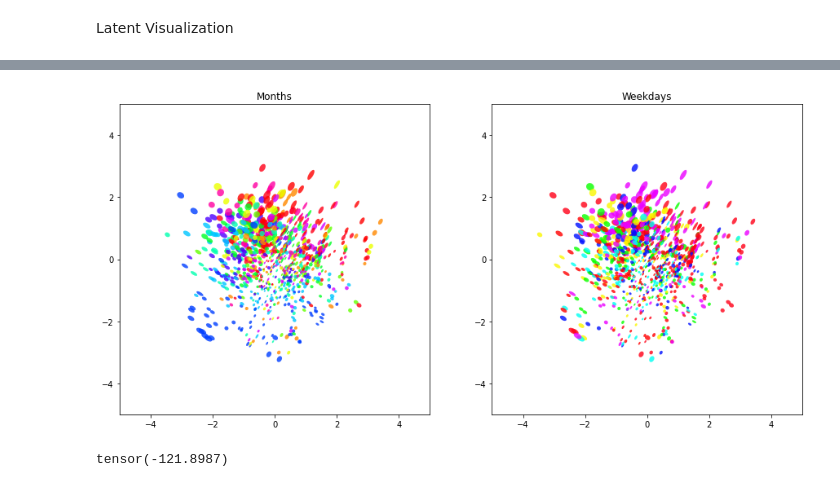
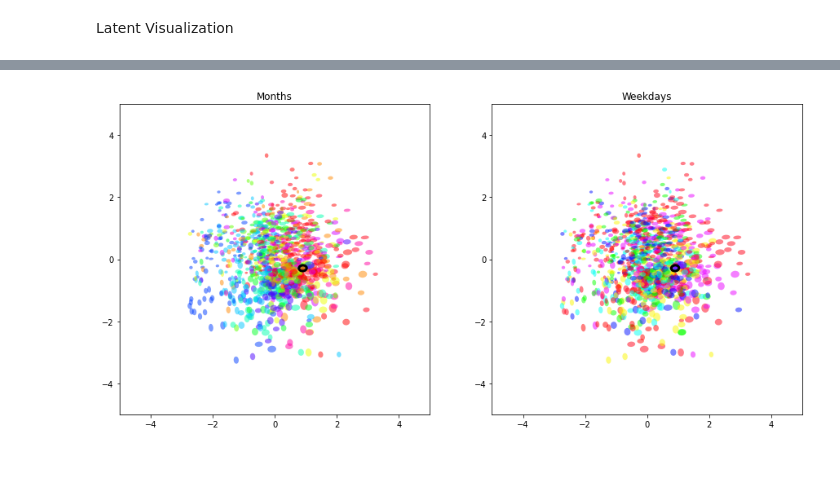
Before and after one commit to kabolat/IAAIP_tutorial, a Jupyter notebook: vae_load_generation.ipynb, the cells around one changed output, grey strips where cells are left out. Drawn from its saved outputs; the diff is of its cells as text; code cells hidden in the pictures.

```diff
--- a/vae_load_generation.ipynb
+++ b/vae_load_generation.ipynb
@@ -219,7 +219,7 @@ batch_size = 32
 epochs = 1000
 beta = 1
 learning_rate = 1e-3
-latent_dim = 2
+latent_dim = 3
 verbose_freq = 500
 cond_idx = []
 # %% [markdown]
@@ -286,12 +286,13 @@ num_mc_samples = 10
 with torch.no_grad():
     fig, ax = plt.subplots(clear=True, figsize= (15,7))
     z_mean, z_sigmatilde = model.encoder(torch.cat((real_sample,cond),dim=1))
-    ax.plot((real_sample.squeeze()*dset.std+dset.mean).numpy(), color='b', marker='.', label='ground-truth')
-    ax.legend()
+    z_real_sample = z_mean
     ax.set_ylabel("Active Power [kW]")
     ax.set_title(f"Month: {month} / Weekday: {weekday}")
+    z_samples = torch.tensor([])
     for m in range(num_mc_samples):
         z = model.sample(z_mean, z_sigmatilde)
+        z_samples = torch.concat((z,z_samples))
         x_mean, x_sigmatilde = model.decoder(torch.cat((z,cond),dim=1))
         x_sigma = model.to_sigma(x_sigmatilde)
         x_mean = x_mean*dset.std+dset.mean
@@ -299,4 +300,6 @@ with torch.no_grad():
 
         ax.fill_between(list(range(feature_dim)),(x_mean+x_sigma).squeeze().numpy(), (x_mean-x_sigma).squeeze().numpy(), facecolor='lightgrey', alpha=0.5)
         ax.plot(x_mean.squeeze().numpy(), color='dimgrey', marker='.')
+    ax.plot((real_sample.squeeze()*dset.std+dset.mean).numpy(), color='b', marker='.', label='ground-truth')
+    ax.legend()
 # %% [output]
@@ -326,30 +330,34 @@ z_sigma = z_sigma.numpy()
 # %%
+from cProfile import label
+
+
 fig, axs = plt.subplots(1,2,figsize=(15,7))
 
 weekday_cmap = plt.get_cmap('hsv',7)
 # weekday_cmap = [weekday_cmap(i) for i in range(weekday_cmap.N)]
 month_cmap = plt.get_cmap('hsv',12)
 # month_cmap = [month_cmap(i) for i in range(month_cmap.N)]
 
 for x,y,s1,s2, cond in zip(z_mean[:,0],z_mean[:,1],z_sigma[:,0],z_sigma[:,1], dset.int_conditions.squeeze().numpy()):
-    ell = matplotlib.patches.Ellipse((x,y), s1, s2, angle=angle, alpha=.8)
+    ell = matplotlib.patches.Ellipse((x,y), s1, s2, angle=angle, alpha=.5)
     ell.set_facecolor(month_cmap(int(cond[0]-1)))
     axs[0].add_artist(ell)
-    ell = matplotlib.patches.Ellipse((x,y), s1, s2, angle=angle, alpha=.8)
+    ell = matplotlib.patches.Ellipse((x,y), s1, s2, angle=angle, alpha=.5)
     ell.set_facecolor(weekday_cmap(int(cond[1])))
     axs[1].add_artist(ell)
 
-axs[0].set_xlim(-5, 5)
-axs[0].set_ylim(-5, 5)
+for ax in axs:
+    # ax.scatter(z_samples_tr[:,0].numpy(),z_samples_tr[:,1].numpy(), c='k', s=50, marker='.', alpha=.5)
+    # ax.scatter(z_real_sample_tr[:,0].numpy(),z_real_sample_tr[:,1].numpy(), c='k', s=125, marker='x', linewidths=2.5)
+    ell = matplotlib.patches.Ellipse((z_mean[rnd_idx,0],z_mean[rnd_idx,1]), z_sigma[rnd_idx,0], z_sigma[rnd_idx,1], angle=angle, alpha=1, fill=False, lw=3)
+    ell.set_facecolor('k')
+    ax.add_artist(ell)
+    ax.set_xlim(-5, 5)
+    ax.set_ylim(-5, 5)
+# ax.legend()
+
 axs[0].set_title("Months")
-axs[1].set_xlim(-5, 5)
-axs[1].set_ylim(-5, 5)
 axs[1].set_title("Weekdays")
-
 plt.show()
 # %% [output]
-[figure, old version]
+[figure, new version]
-# %%
-torch.atan2(Vh[0,1],Vh[0,0])*180/torch.pi
-# %% [output]
-tensor(-121.8987)
```
Also changed, not shown: parts of 4 cells of this notebook.
